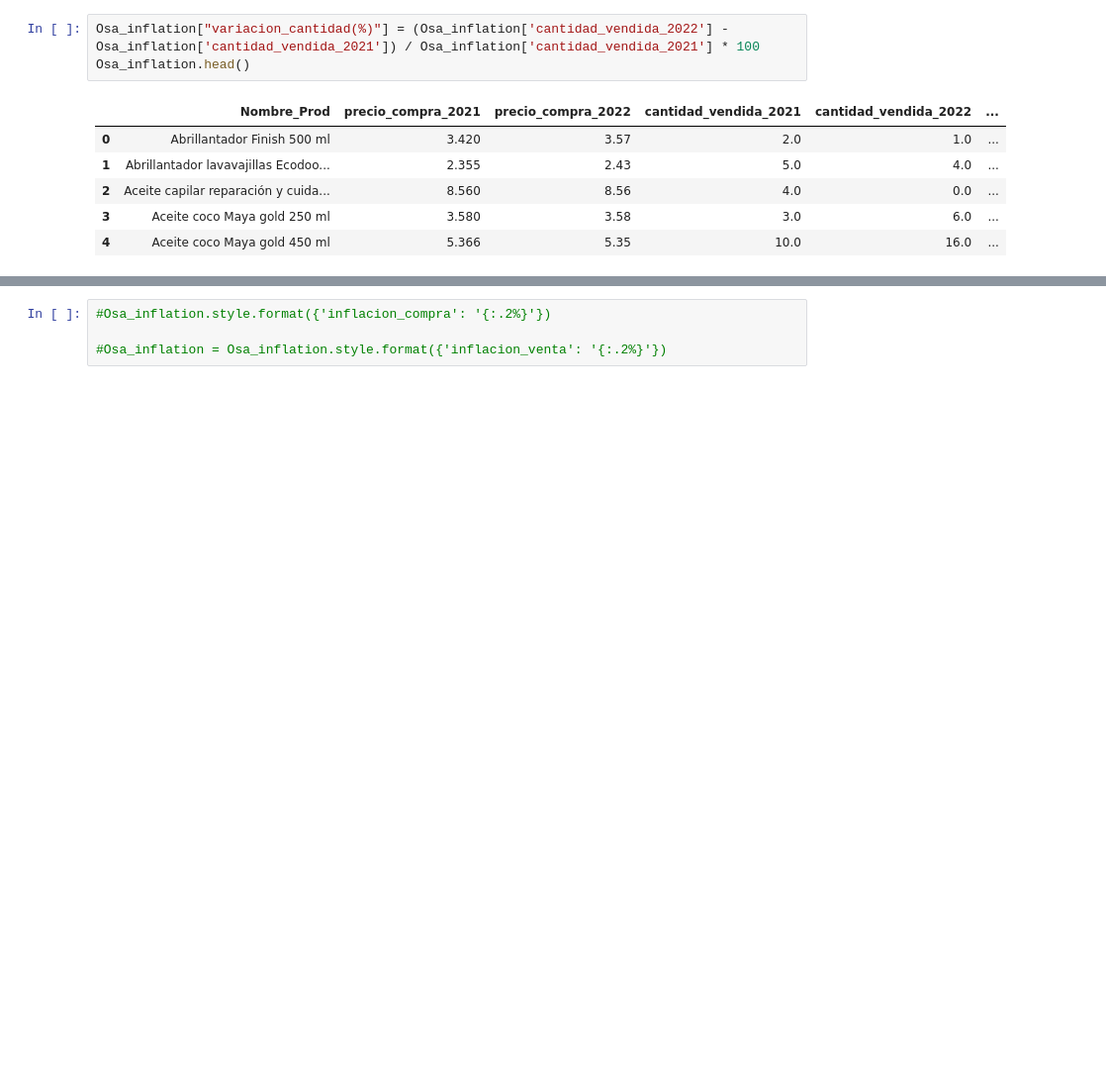
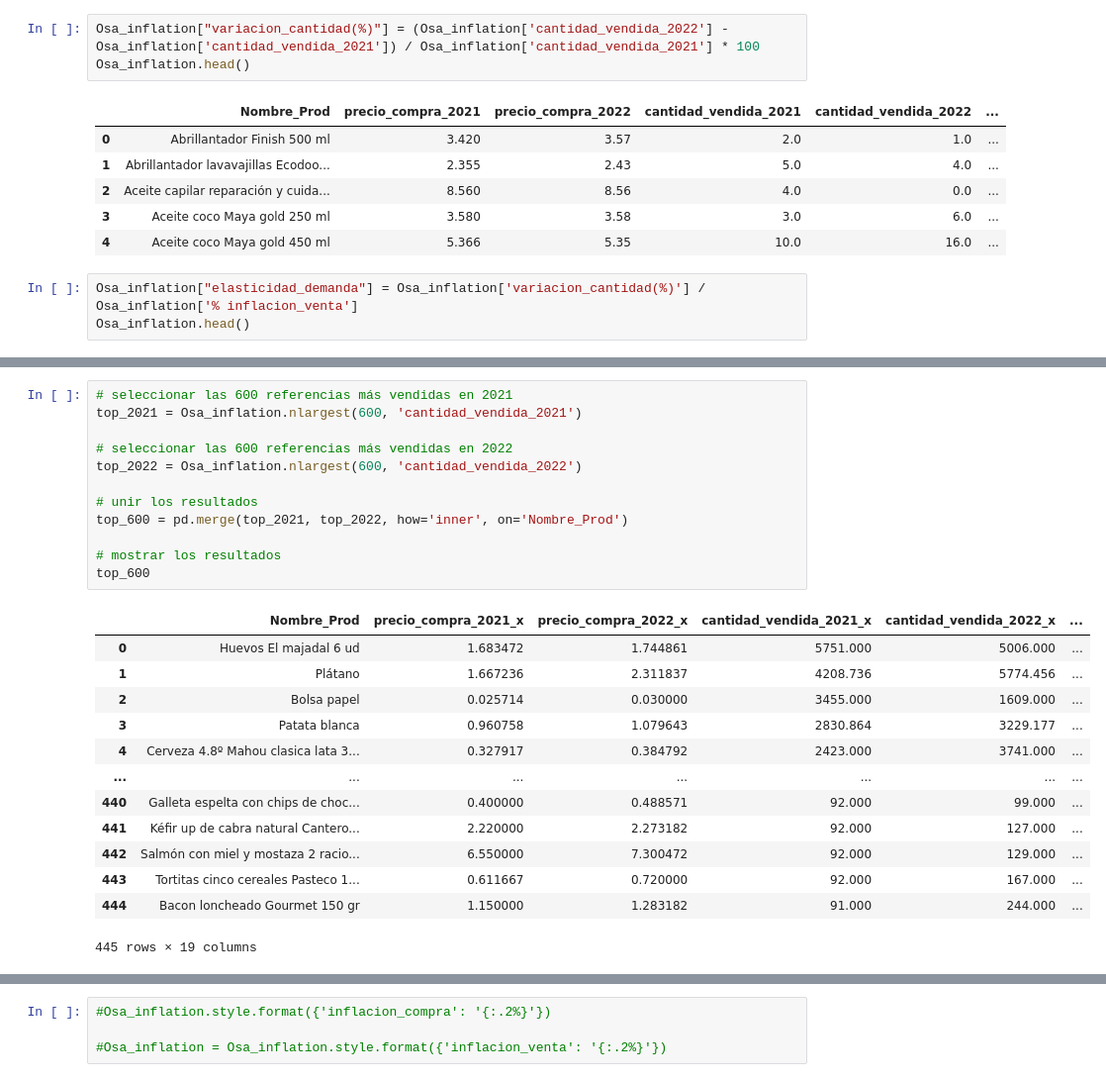
Before and after one commit to Factoria-F5-AI-Bootcamp-1-Edicion/Proyecto_Osa, a Jupyter notebook: EDA_Osa.ipynb, the cells around one changed output, grey strips where cells are left out. Shown: that part at 99% size. Cells and saved outputs as stored; diff of their text form; blank space fills up the shorter version.

Commit message:
se agrega columna de elasticidad de la Demanda

```diff
--- a/EDA_Osa.ipynb
+++ b/EDA_Osa.ipynb
@@ -375,3 +375,6 @@ Osa_inflation.head()
 | 2 | Aceite capilar reparación y cuida... | 8.560 | 8.56 | 4.0 | 0.0 | ... |
 | 3 | Aceite coco Maya gold 250 ml | 3.580 | 3.58 | 3.0 | 6.0 | ... |
 | 4 | Aceite coco Maya gold 450 ml | 5.366 | 5.35 | 10.0 | 16.0 | ... |
+# %%
+Osa_inflation["elasticidad_demanda"] = Osa_inflation['variacion_cantidad(%)'] / Osa_inflation['% inflacion_venta']
+Osa_inflation.head()
@@ -377,0 +388,26 @@ Osa_inflation.head()
+# %%
+# seleccionar las 600 referencias más vendidas en 2021
+top_2021 = Osa_inflation.nlargest(600, 'cantidad_vendida_2021')
+
+# seleccionar las 600 referencias más vendidas en 2022
+top_2022 = Osa_inflation.nlargest(600, 'cantidad_vendida_2022')
+
+# unir los resultados
+top_600 = pd.merge(top_2021, top_2022, how='inner', on='Nombre_Prod')
+
+# mostrar los resultados
+top_600
+# %% [output]
+|  | Nombre_Prod | precio_compra_2021_x | precio_compra_2022_x | cantidad_vendida_2021_x | cantidad_vendida_2022_x | ... |
+| 0 | Huevos El majadal 6 ud | 1.683472 | 1.744861 | 5751.000 | 5006.000 | ... |
+| 1 | Plátano | 1.667236 | 2.311837 | 4208.736 | 5774.456 | ... |
+| 2 | Bolsa papel | 0.025714 | 0.030000 | 3455.000 | 1609.000 | ... |
+| 3 | Patata blanca | 0.960758 | 1.079643 | 2830.864 | 3229.177 | ... |
+| 4 | Cerveza 4.8º Mahou clasica lata 3... | 0.327917 | 0.384792 | 2423.000 | 3741.000 | ... |
+| ... | ... | ... | ... | ... | ... | ... |
+| 440 | Galleta espelta con chips de choc... | 0.400000 | 0.488571 | 92.000 | 99.000 | ... |
+| 441 | Kéfir up de cabra natural Cantero... | 2.220000 | 2.273182 | 92.000 | 127.000 | ... |
+| 442 | Salmón con miel y mostaza 2 racio... | 6.550000 | 7.300472 | 92.000 | 129.000 | ... |
+| 443 | Tortitas cinco cereales Pasteco 1... | 0.611667 | 0.720000 | 92.000 | 167.000 | ... |
+| 444 | Bacon loncheado Gourmet 150 gr | 1.150000 | 1.283182 | 91.000 | 244.000 | ... |
+445 rows × 19 columns
```
Also changed, not shown: parts of 22 cells of this notebook.
